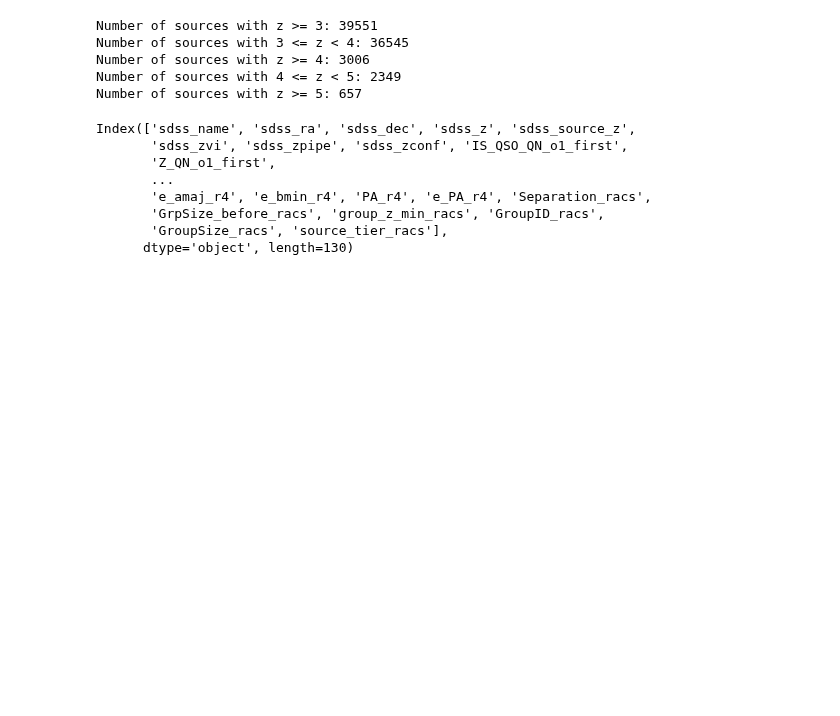
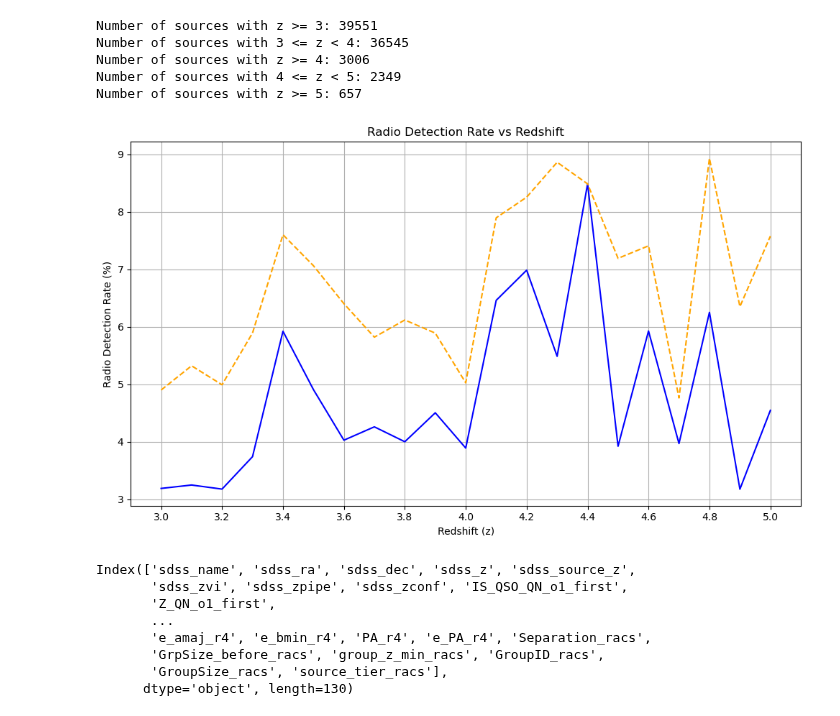
Before and after one commit to ykzhang112233/highz-catalogue, a Jupyter notebook: scripts/0-result_analysis.ipynb, the cells around one changed output. Saved outputs shown, nothing was run; the diff lists cells and outputs as text; code cells hidden in the pictures; blank space fills up the shorter version.

Commit message:
add rough radio detection rate

```diff
--- a/scripts/0-result_analysis.ipynb
+++ b/scripts/0-result_analysis.ipynb
@@ -201,6 +201,39 @@ Number of sources with 3 <= z < 4: 36545
 Number of sources with z >= 4: 3006
 Number of sources with 4 <= z < 5: 2349
 Number of sources with z >= 5: 657
+# %%
+# make a plot for radio detection rate along different redshift bins
+import matplotlib.pyplot as plt
+import numpy as np
+# Define redshift bins and their edges
+redshift_bins = np.arange(3, 5.1, 0.1)
+# Define the number of sources in each bin
+radio_detection_rate = []
+radio_detection_rate2 = []
+for z in redshift_bins:
+    # Count sources with z in the current bin and source_tier_first = 1
+    radio_count = len(df[(df['sdss_z'] >= z) & (df['source_tier_first'] == 1) & (df['sdss_z'] < z + 0.1)])
+    radio_count2 = len(df[(df['sdss_z'] >= z) & (df['sdss_z'] < z + 0.1)])
+    optical_count = len(df2[(source_z >= z) & (source_z < z + 0.1)])
+    radio_rate = radio_count / optical_count if optical_count > 0 else 0
+    count = radio_rate * 100  # Convert to percentage
+    count2 = radio_count2 / optical_count * 100 if optical_count > 0 else 0
+    radio_detection_rate.append(count)
+    radio_detection_rate2.append(count2)
+# Plotting the radio detection rate
+plt.figure(figsize=(10, 6))
+plt.plot(redshift_bins, radio_detection_rate, linestyle='-', color='blue', label='tier 1 sources')
+plt.plot(redshift_bins, radio_detection_rate2, linestyle='--', color='orange', label='All sources')
+plt.title('Radio Detection Rate vs Redshift')
+plt.xlabel('Redshift (z)')
+plt.ylabel('Radio Detection Rate (%)')
+plt.xticks(np.arange(3, 5.1, 0.2))
+plt.grid()
+plt.tight_layout()
+plt.savefig('radio_detection_rate_vs_redshift.pdf', format='pdf', dpi=300)
+plt.show()
+# %% [output]
+[figure, added]
 # %%
 file_path = 'matched_o1r1234_total.fits'
 with fits.open(file_path) as hdul:
```
